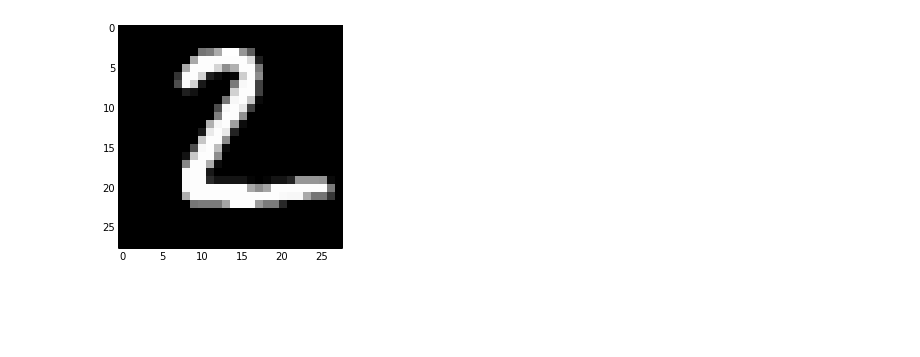
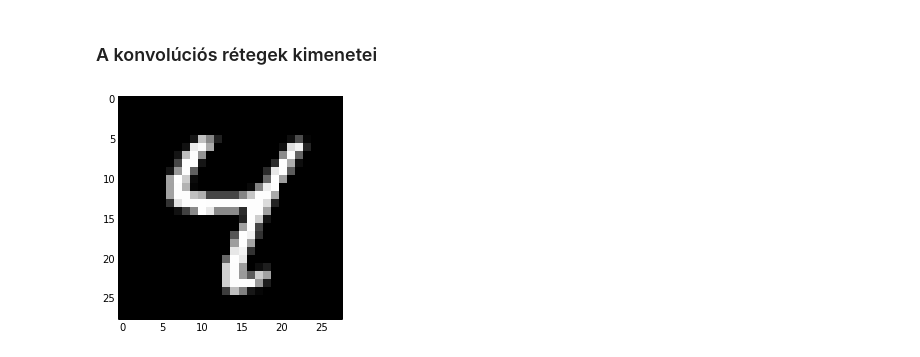
Before and after one commit to bvarga92/deeplearning, a Jupyter notebook: python/10.ipynb, the cells around one changed output. Cells and saved outputs as stored; diff of their text form; code cells hidden in the pictures; blank space fills up the shorter version.

```diff
--- a/python/10.ipynb
+++ b/python/10.ipynb
@@ -196,0 +209,2 @@ for i in range(test_images.shape[0]): # egyszerre is ra lehetne adni, de ahhoz s
+# %% [markdown]
+### A konvolúciós rétegek kimenetei
@@ -197,5 +228,5 @@ for i in range(test_images.shape[0]): # egyszerre is ra lehetne adni, de ahhoz s
 # %%
-testInputToShow = test_images[1]
-plt.imshow(np.reshape(testInputToShow,[28,28]), interpolation="nearest", cmap="gray");
+testInput=test_images[6]
+plt.imshow(np.reshape(testInput,[28,28]),interpolation="nearest",cmap="gray");
 # %% [output]
-[figure, old version]
+[figure, new version]
```
Also changed, not shown: parts of 22 cells of this notebook, 1 other file.
